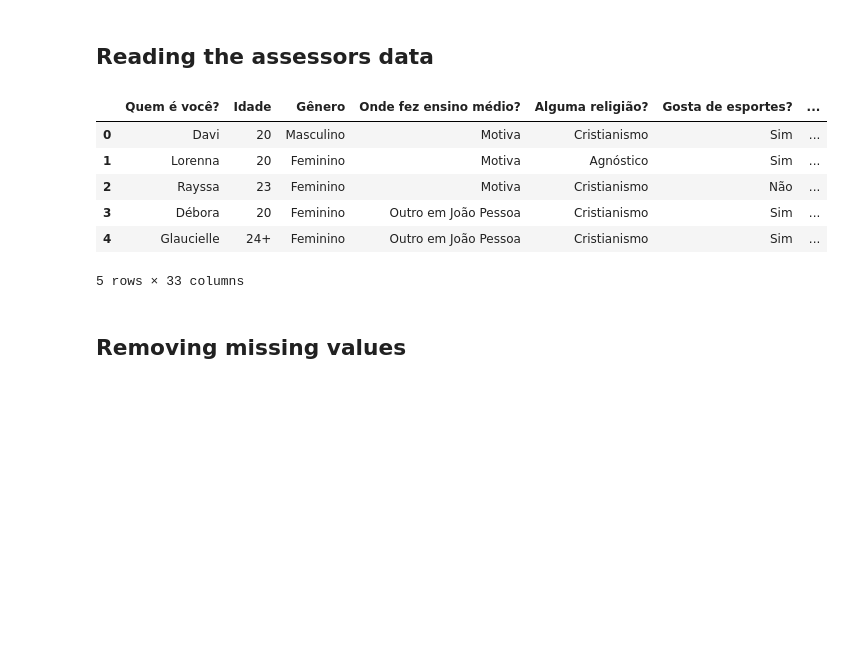
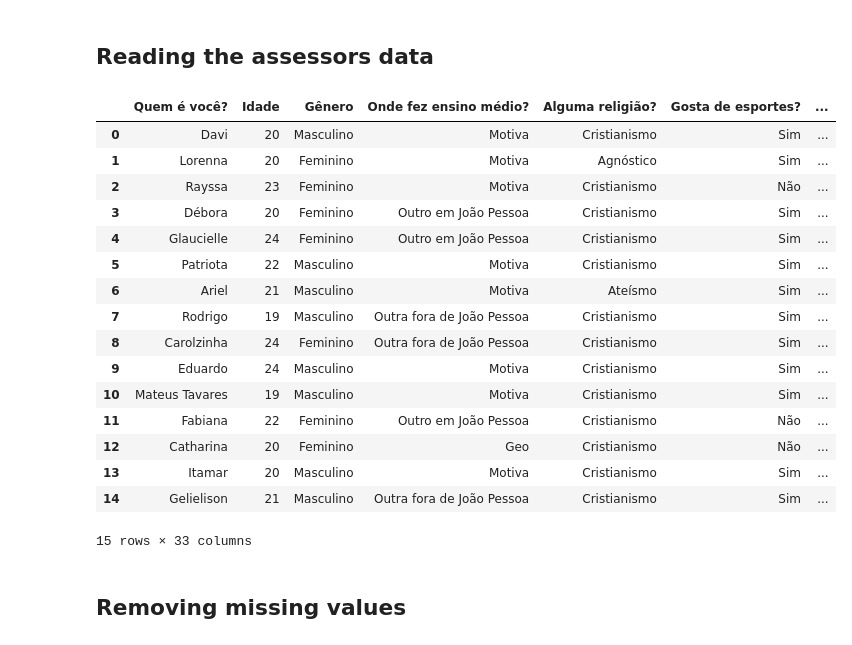
Before and after one commit to ItamarRocha/Operations-Research, a Jupyter notebook: algos/medway/Data preprocessing.ipynb, the cells around one changed output. Cells and saved outputs as stored; diff of their text form; code cells hidden in the pictures; blank space fills up the shorter version.

```diff
--- a/algos/medway/Data preprocessing.ipynb
+++ b/algos/medway/Data preprocessing.ipynb
@@ -154,16 +154,26 @@ Name: tempo, dtype: float64
 # %% [markdown]
 ## Reading the assessors data
 # %%
-df_assessores = pd.read_csv("test_data/assessores.csv")
-df_assessores.head()
+df_assessores = pd.read_csv("test_data/assessores.csv").drop(15)
+df_assessores
 # %% [output]
 |  | Quem é você? | Idade | Gênero | Onde fez ensino médio? | Alguma religião? | Gosta de esportes? | ... |
 | 0 | Davi | 20 | Masculino | Motiva | Cristianismo | Sim | ... |
 | 1 | Lorenna | 20 | Feminino | Motiva | Agnóstico | Sim | ... |
 | 2 | Rayssa | 23 | Feminino | Motiva | Cristianismo | Não | ... |
 | 3 | Débora | 20 | Feminino | Outro em João Pessoa | Cristianismo | Sim | ... |
-| 4 | Glaucielle | 24+ | Feminino | Outro em João Pessoa | Cristianismo | Sim | ... |
+| 4 | Glaucielle | 24 | Feminino | Outro em João Pessoa | Cristianismo | Sim | ... |
+| 5 | Patriota | 22 | Masculino | Motiva | Cristianismo | Sim | ... |
+| 6 | Ariel | 21 | Masculino | Motiva | Ateísmo | Sim | ... |
+| 7 | Rodrigo | 19 | Masculino | Outra fora de João Pessoa | Cristianismo | Sim | ... |
+| 8 | Carolzinha | 24 | Feminino | Outra fora de João Pessoa | Cristianismo | Sim | ... |
+| 9 | Eduardo | 24 | Masculino | Motiva | Cristianismo | Sim | ... |
+| 10 | Mateus Tavares | 19 | Masculino | Motiva | Cristianismo | Sim | ... |
+| 11 | Fabiana | 22 | Feminino | Outro em João Pessoa | Cristianismo | Não | ... |
+| 12 | Catharina | 20 | Feminino | Geo | Cristianismo | Não | ... |
+| 13 | Itamar | 20 | Masculino | Motiva | Cristianismo | Sim | ... |
+| 14 | Gelielison | 21 | Masculino | Outra fora de João Pessoa | Cristianismo | Sim | ... |
-5 rows × 33 columns
+15 rows × 33 columns
 # %% [markdown]
 ## Removing missing values
 # %%
```
Also changed, not shown: parts of 30 cells of this notebook, 3 other files.
